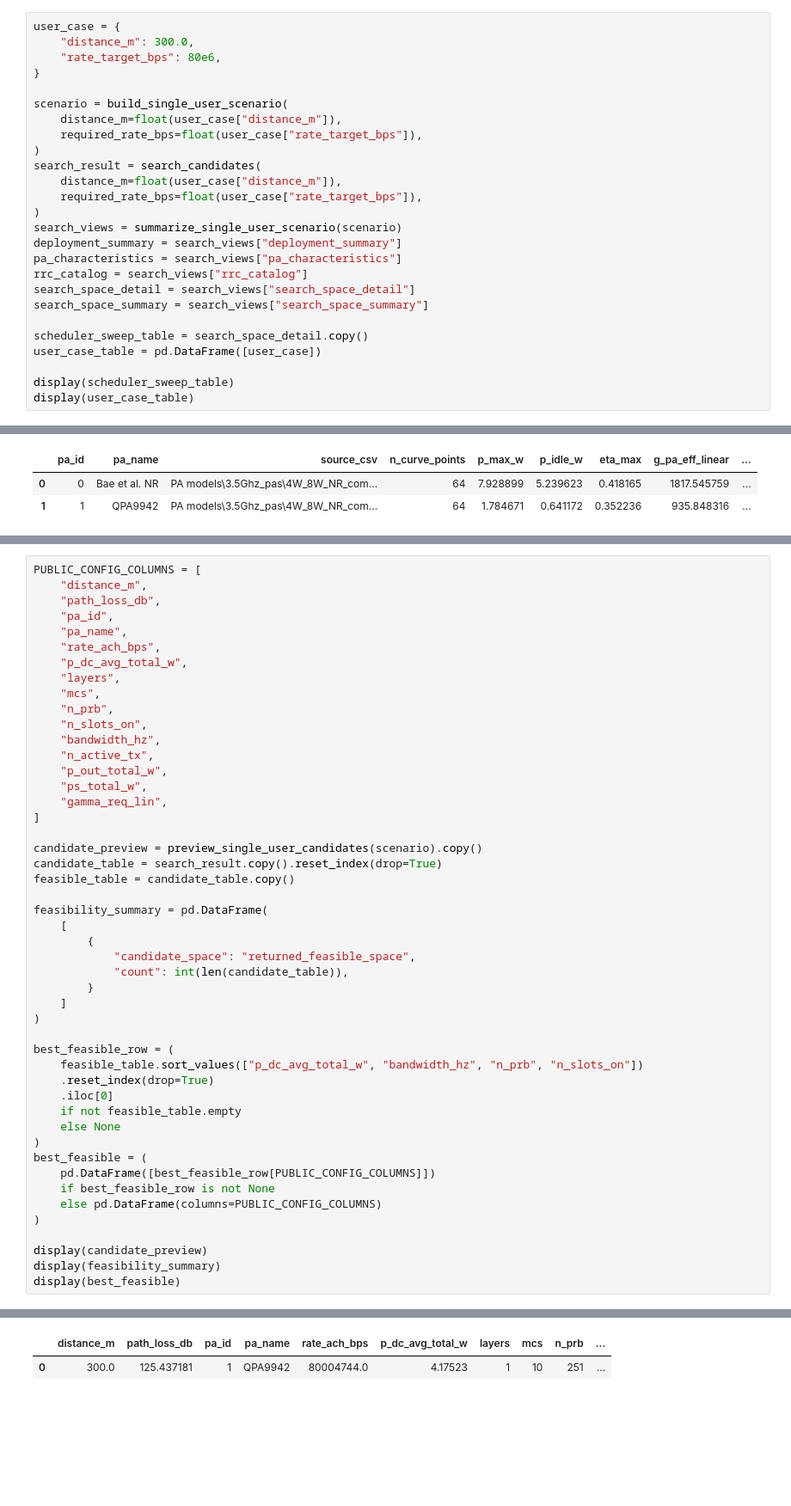
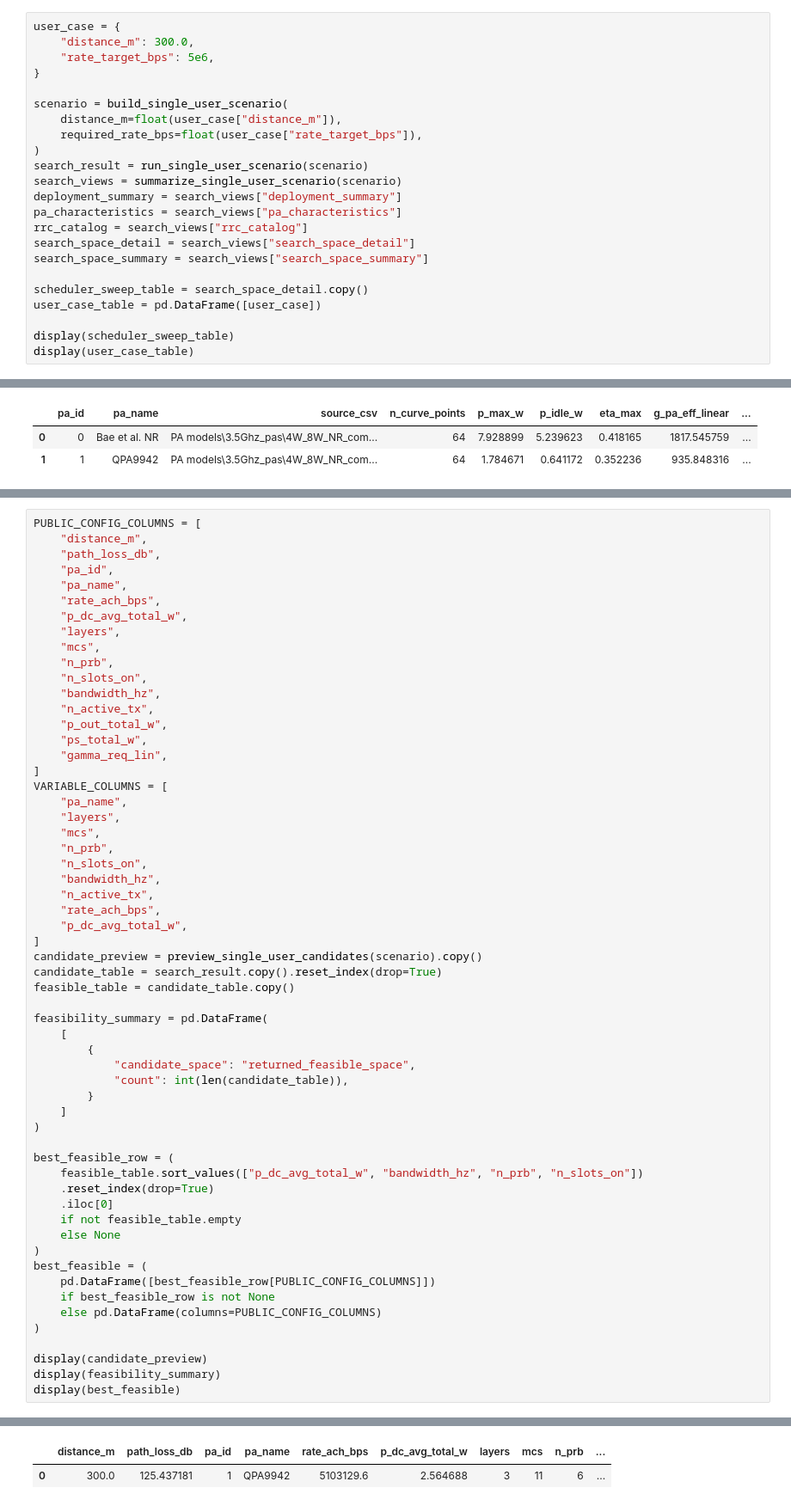
Before and after one commit to henryblu/ran-joint-scheduling-optimization, a Jupyter notebook: single_user_resource_allocation_model.ipynb, the cells around one changed output, grey strips where cells are left out. Shown at 86% size. Saved outputs shown, nothing was run; the diff lists cells and outputs as text; blank space fills up the shorter version.

```diff
--- a/single_user_resource_allocation_model.ipynb
+++ b/single_user_resource_allocation_model.ipynb
@@ -51,17 +51,14 @@ from single_user_study import (
 # %%
 user_case = {
     "distance_m": 300.0,
-    "rate_target_bps": 80e6,
+    "rate_target_bps": 5e6,
 }
 
 scenario = build_single_user_scenario(
     distance_m=float(user_case["distance_m"]),
     required_rate_bps=float(user_case["rate_target_bps"]),
 )
-search_result = search_candidates(
-    distance_m=float(user_case["distance_m"]),
-    required_rate_bps=float(user_case["rate_target_bps"]),
-)
+search_result = run_single_user_scenario(scenario)
 search_views = summarize_single_user_scenario(scenario)
 deployment_summary = search_views["deployment_summary"]
 pa_characteristics = search_views["pa_characteristics"]
@@ -132,7 +125,17 @@ PUBLIC_CONFIG_COLUMNS = [
     "ps_total_w",
     "gamma_req_lin",
 ]
-
+VARIABLE_COLUMNS = [
+    "pa_name",
+    "layers",
+    "mcs",
+    "n_prb",
+    "n_slots_on",
+    "bandwidth_hz",
+    "n_active_tx",
+    "rate_ach_bps",
+    "p_dc_avg_total_w",
+]
 candidate_preview = preview_single_user_candidates(scenario).copy()
 candidate_table = search_result.copy().reset_index(drop=True)
 feasible_table = candidate_table.copy()
@@ -174,3 +177,3 @@ display(best_feasible)
 |  | distance_m | path_loss_db | pa_id | pa_name | rate_ach_bps | p_dc_avg_total_w | layers | mcs | n_prb | ... |
-| 0 | 300.0 | 125.437181 | 1 | QPA9942 | 80004744.0 | 4.17523 | 1 | 10 | 251 | ... |
+| 0 | 300.0 | 125.437181 | 1 | QPA9942 | 5103129.6 | 2.564688 | 3 | 11 | 6 | ... |
 # %% [markdown]
```
Also changed, not shown: parts of 14 cells of this notebook, 21 other files.
